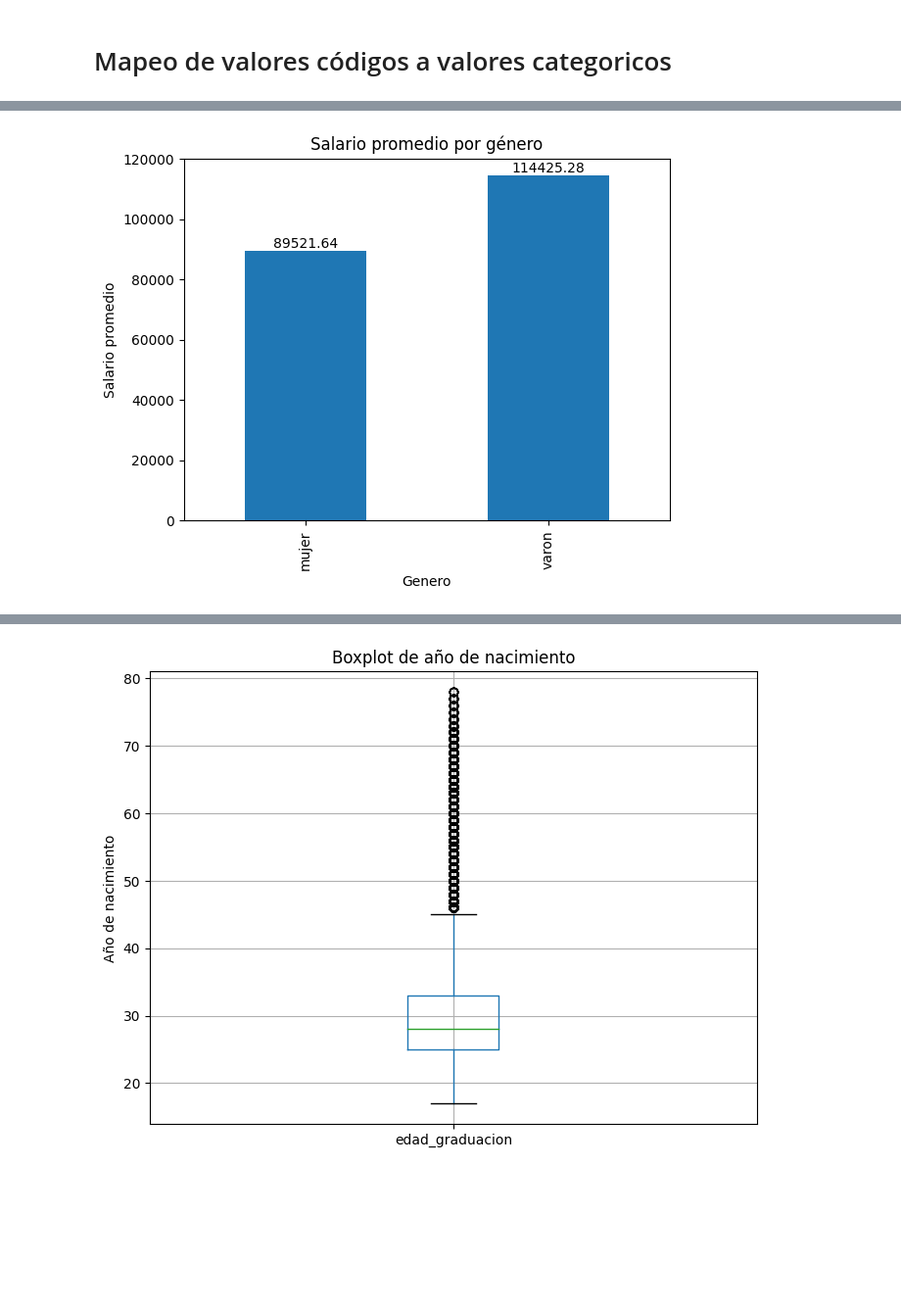
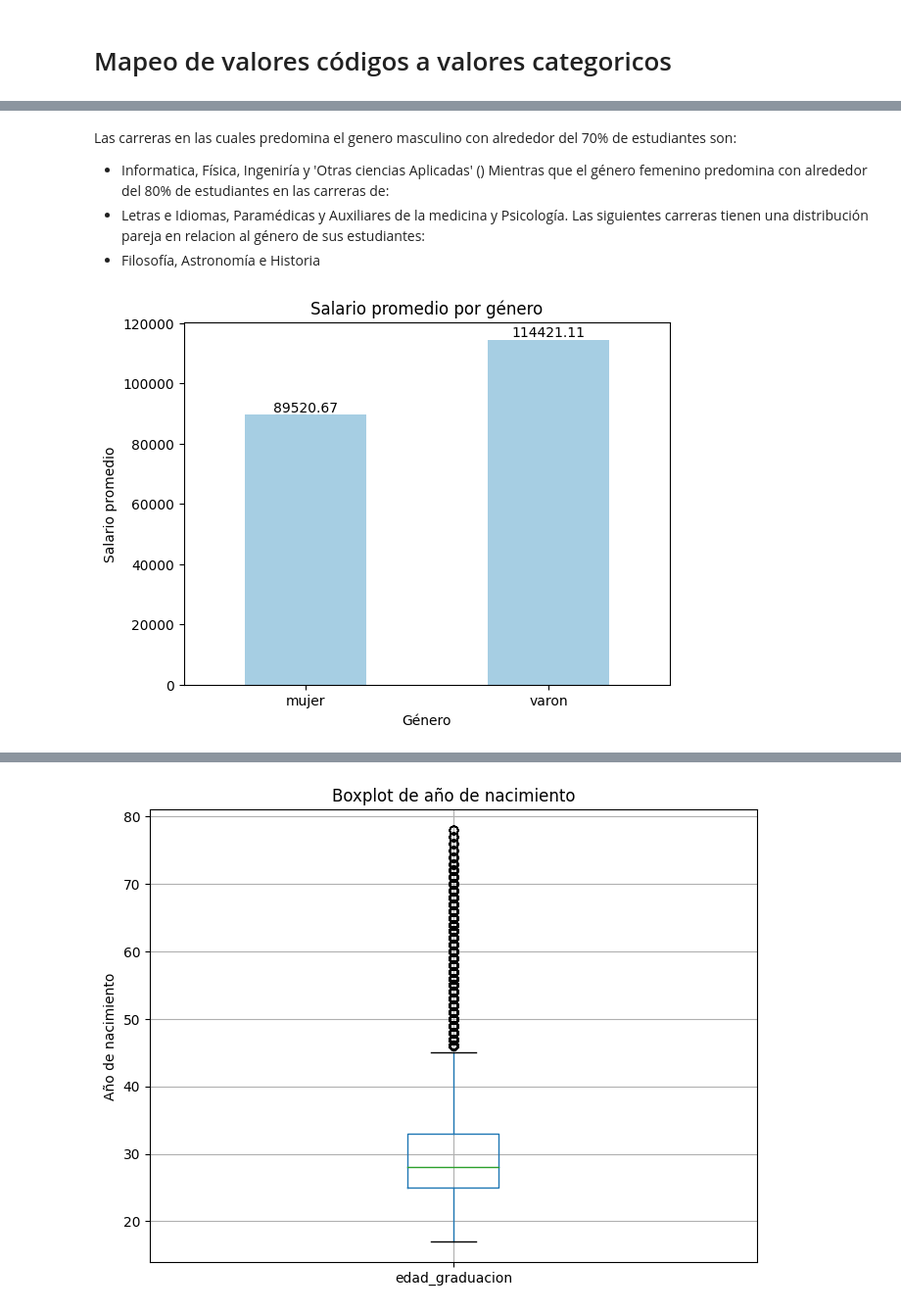
Before and after one commit to itssofiarce/regresion-fcdd, a Jupyter notebook: main.ipynb, the cells around one changed output, grey strips where cells are left out. Shown: that part at 98% size. Saved outputs shown, nothing was run; the diff lists cells and outputs as text; code cells hidden in the pictures; blank space fills up the shorter version.

```diff
--- a/main.ipynb
+++ b/main.ipynb
@@ -94,8 +94,8 @@ dtype: int64
 # %% [markdown]
 Para los valores faltantes de salario imputamos la mediana dependiendo de la disciplina
 # %%
-#salario = df.groupby('disciplina_id')['salario'].median().reset_index().to_dict()
-#df['salario'] = df['salario'].fillna(salario['salario'])
+salario = df.groupby('disciplina_id')['salario'].median().reset_index().to_dict()
+df['salario'] = df['salario'].fillna(salario['salario'])
 # %%
 #salario['salario']
 # %% [markdown]
@@ -194,14 +221,21 @@ plot = pd.crosstab(index=df_etiquetado['anioegreso'],
+# %% [markdown]
+Las carreras en las cuales predomina el genero masculino con alrededor del 70% de estudiantes son:
+- Informatica, Física, Ingeniría y 'Otras ciencias Aplicadas' ()
+Mientras que el género femenino predomina con alrededor del 80% de estudiantes en las carreras de:
+- Letras e Idiomas, Paramédicas y Auxiliares de la medicina y Psicología.
+Las siguientes carreras tienen una distribución pareja en relacion al género de sus estudiantes:
+- Filosofía, Astronomía e Historia
 # %%
-df_etiquetado.groupby('genero_id')['salario'].mean().plot(kind='bar')
+df_etiquetado.groupby('genero_id')['salario'].mean().plot(kind='bar', colormap='Paired', rot=0)
 
 # Add labels to the bars with exact numbers
 for i, bar in enumerate(plt.gca().patches):
   plt.gca().text(bar.get_x() + bar.get_width() / 2, bar.get_height(),
                  str(round(bar.get_height(), 2)), ha='center', va='bottom')
 
-plt.xlabel('Genero')
+plt.xlabel('Género')
 plt.ylabel('Salario promedio')
 plt.title('Salario promedio por género')
 plt.show()
 # %% [output]
-[figure, old version]
+[figure, new version]
```
Also changed, not shown: parts of 40 cells of this notebook.
